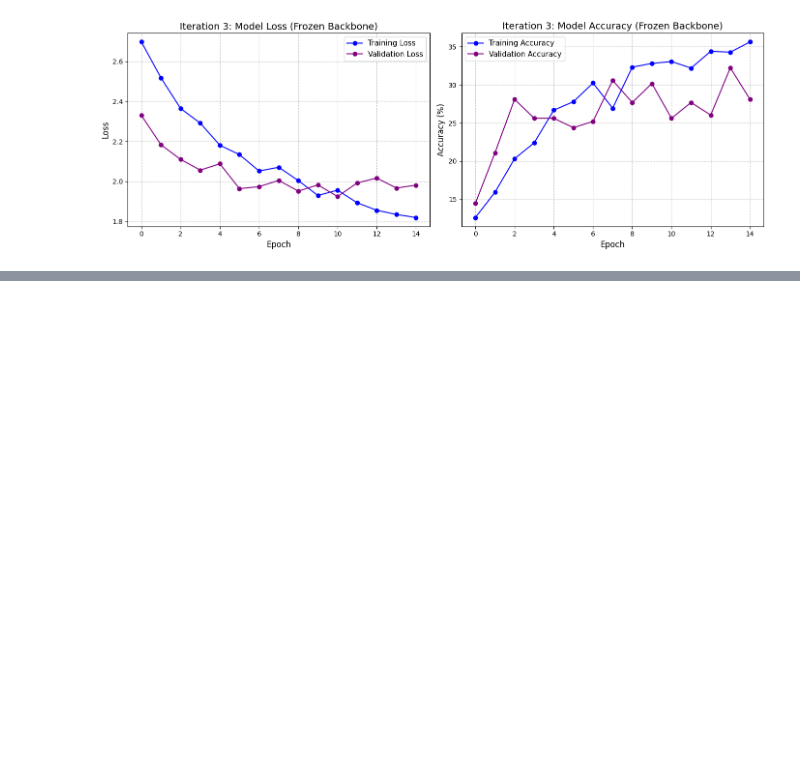
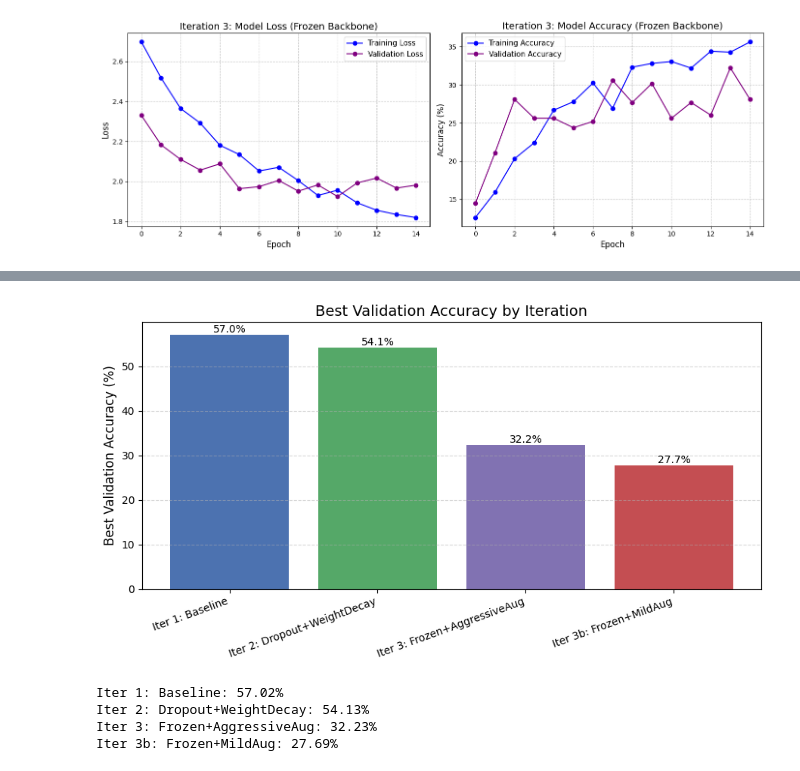
Before and after one commit to Satish-Kuppan/cosc2779-a1-drone-gestures, a Jupyter notebook: COSC2779_A1_Gesture_Classifier.ipynb, the cells around one changed output, grey strips where cells are left out. Saved outputs shown, nothing was run; the diff lists cells and outputs as text; code cells hidden in the pictures; blank space fills up the shorter version.

```diff
--- a/COSC2779_A1_Gesture_Classifier.ipynb
+++ b/COSC2779_A1_Gesture_Classifier.ipynb
@@ -749,0 +904,32 @@ plt.show()
+# %%
+# Cell: Cross-Iteration Comparison — best validation accuracy per iteration
+# Pulls final/best val_acc from each history dict you've already run.
+# If a variable name below doesn't exist yet (e.g. you skipped an iteration),
+# comment out its line.
+
+comparison = {
+    "Iter 1: Baseline":                    max(history['val_acc']),
+    "Iter 2: Dropout+WeightDecay":          max(reg_history['val_acc']),
+    "Iter 3: Frozen+AggressiveAug":         max(frozen_history['val_acc']),
+    "Iter 3b: Frozen+MildAug":              max(history_3b['val_acc']),
+}
+
+plt.figure(figsize=(9, 5))
+bars = plt.bar(comparison.keys(), comparison.values(), color=['#4C72B0', '#55A868', '#8172B2', '#C44E52'])
+plt.ylabel("Best Validation Accuracy (%)", fontsize=12)
+plt.title("Best Validation Accuracy by Iteration", fontsize=14)
+plt.xticks(rotation=20, ha='right')
+for bar, val in zip(bars, comparison.values()):
+    plt.text(bar.get_x() + bar.get_width()/2, val + 0.5, f"{val:.1f}%", ha='center', fontsize=10)
+plt.tight_layout()
+plt.grid(axis='y', linestyle='--', alpha=0.5)
+plt.show()
+
+for k, v in comparison.items():
+    print(f"{k}: {v:.2f}%")
+# %% [output]
+[figure, added]
+Iter 1: Baseline: 57.02%
+Iter 2: Dropout+WeightDecay: 54.13%
+Iter 3: Frozen+AggressiveAug: 32.23%
+Iter 3b: Frozen+MildAug: 27.69%
```
Also changed, not shown: parts of 19 cells of this notebook.
